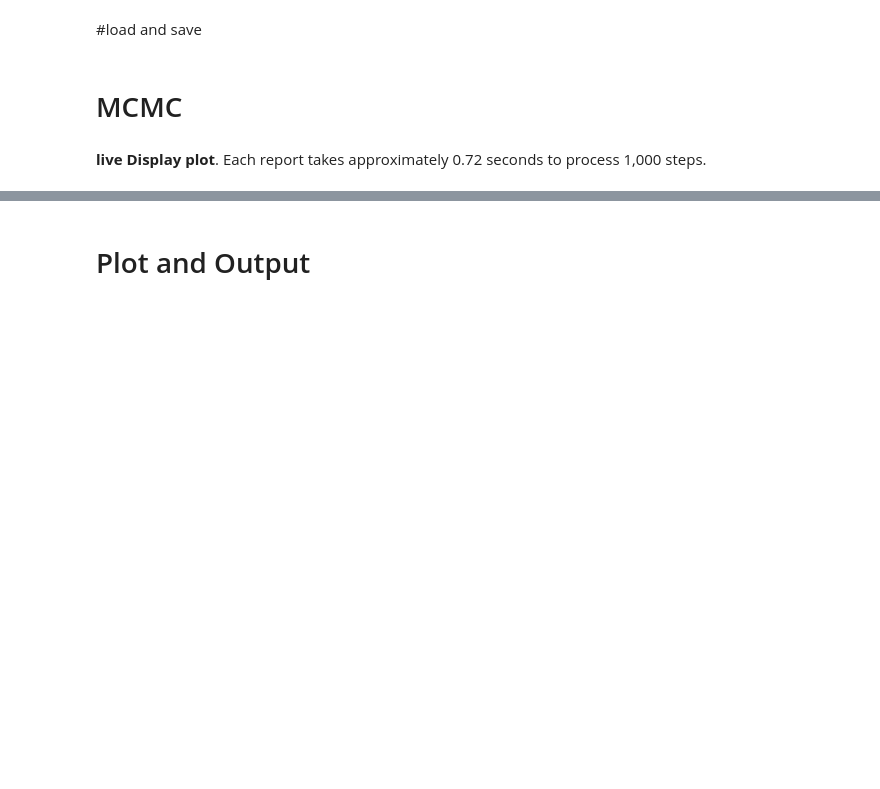
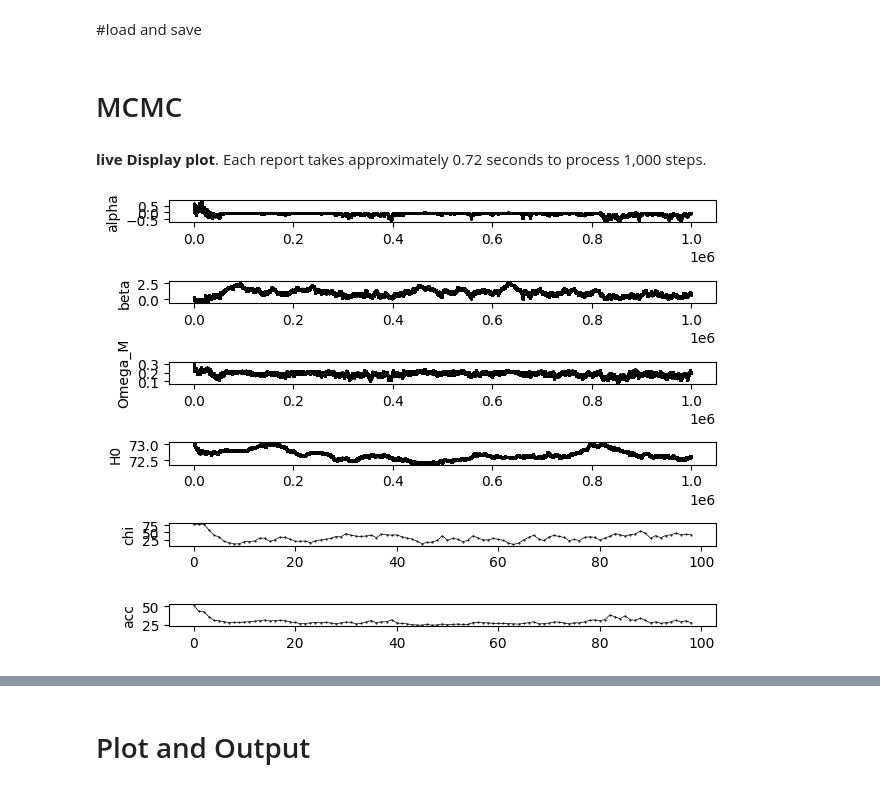
Before and after one commit to yahyaMohamadi/Dark-Energy-and-local-limit-of-NLG, a Jupyter notebook: MCMC.ipynb, the cells around one changed output, grey strips where cells are left out. Saved outputs shown, nothing was run; the diff lists cells and outputs as text; code cells hidden in the pictures; blank space fills up the shorter version.

```diff
--- a/MCMC.ipynb
+++ b/MCMC.ipynb
@@ -236,0 +247,11 @@ def live_report(chain_samples,
+# %%
+mcmc = run_mcmc(data=data_BAO ,
+             state="BAO",
+             n_steps=1000*1000,
+             step_size=np.array([0.01,0.01,0.001,0.001]),
+             parameters = LCDMparameters,
+             report_state = 10000,
+             continue_fron_old_chian = False ,
+             save_while_report =False)
+# %% [output]
+[figure, added]
```
Also changed, not shown: parts of 7 cells of this notebook.
